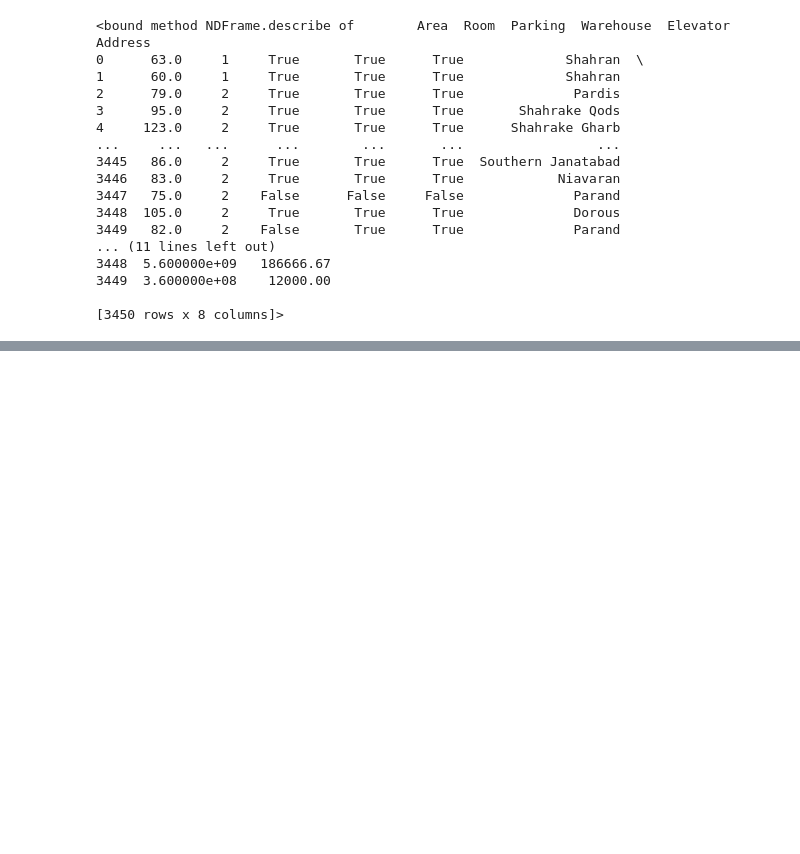
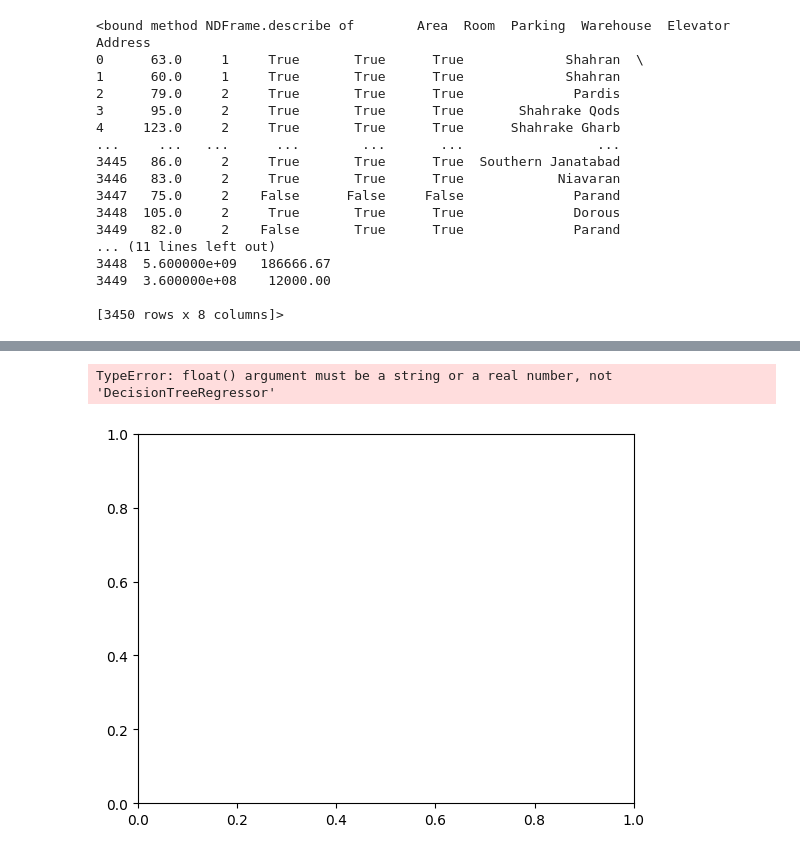
Before and after one commit to MohammadAminNajafi/my_AI, a Jupyter notebook: House price/house_price.ipynb, the cells around one changed output, grey strips where cells are left out. Cells and saved outputs as stored; diff of their text form; code cells hidden in the pictures; blank space fills up the shorter version.

```diff
--- a/House price/house_price.ipynb
+++ b/House price/house_price.ipynb
@@ -112,0 +112,6 @@ NameError: name 'train_x' is not defined
+# %%
+plt.plot(model)
+plt.show()
+# %% [output]
+TypeError: float() argument must be a string or a real number, not 'DecisionTreeRegressor'
+[figure, added]
```
Also changed, not shown: parts of 3 cells of this notebook.
